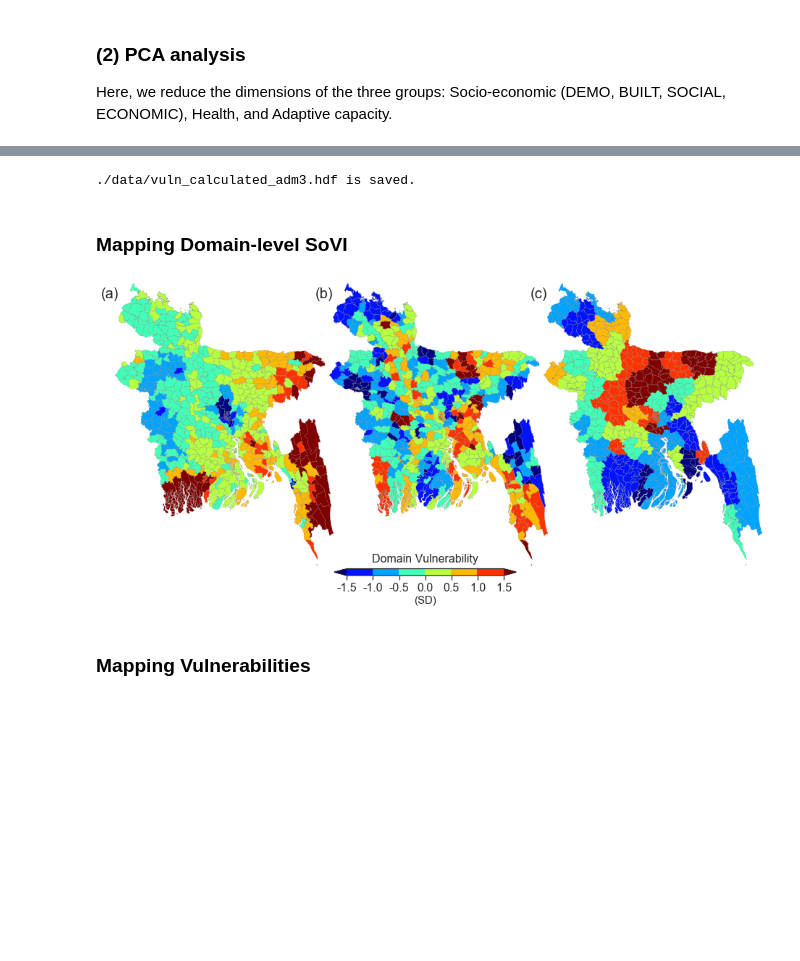
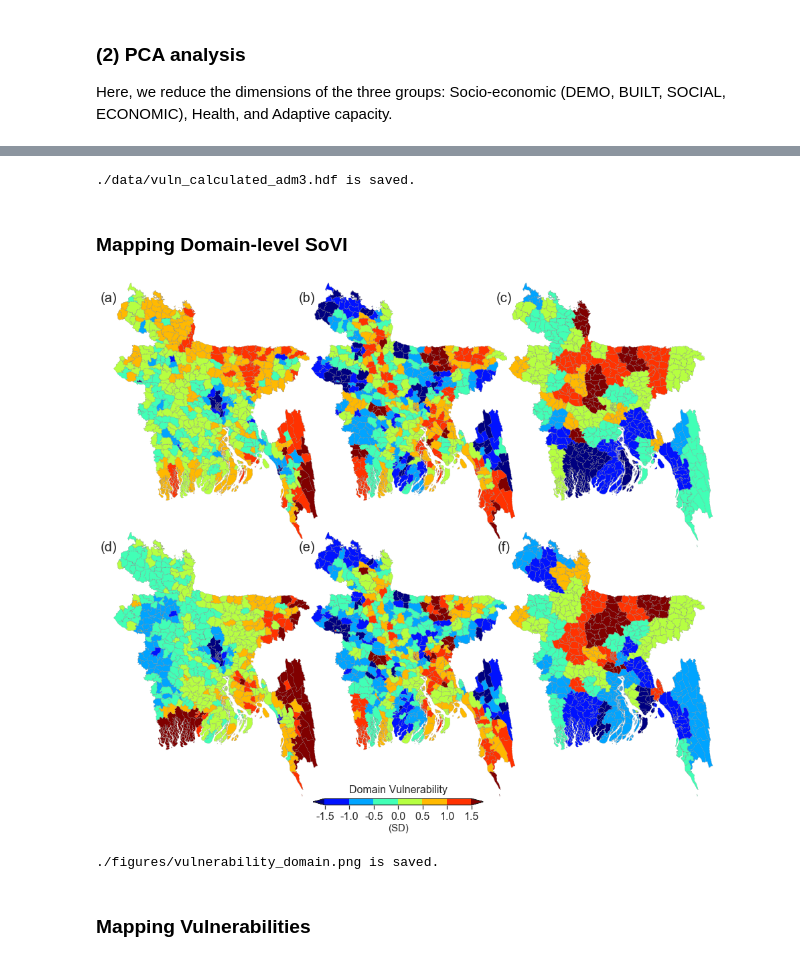
Before and after one commit to gnodnooh/VulnRiskImpact-BGD, a Jupyter notebook: FVI_Assessment1.ipynb, the cells around one changed output, grey strips where cells are left out. Saved outputs shown, nothing was run; the diff lists cells and outputs as text; code cells hidden in the pictures; blank space fills up the shorter version.

```diff
--- a/FVI_Assessment1.ipynb
+++ b/FVI_Assessment1.ipynb
@@ -165,28 +156,38 @@ array([-5.53030743, -3.0272521 , -3.67815059])
-# %%
-# Empty vulnerability dataframe
-vuln = pd.DataFrame(index=data.index.astype('int'))
-
-# (a) Domain SoVIs
-# sovi_domain_scaled = MinMaxScaler().fit_transform(sovi_domain)
-sovi_domain_scaled = QuantileTransformer(n_quantiles=10).fit_transform(sovi_domain)
-vuln['sovi'] = sovi_domain_scaled.sum(1)/ndm
-
-# (b) Equal weights
-vuln_equal = np.zeros([data.shape[0],ndm])
-for i, dm in enumerate(domains):
-    target = data_table['Domain'] == dm
-    ewgt = 1/ndm/target.sum()
-    vuln_equal[:,i] = np.dot(data[data_table[target].Name], np.full([target.sum(),1],ewgt)).flatten()
-vuln['equal'] = QuantileTransformer(ndist).fit_transform(vuln_equal).sum(1)/3
-
-# Save Vulnerability
-fn = './data/vuln_calculated_adm3.hdf'
-vuln.to_hdf(fn, 'data'); print('%s is saved.' % fn)
-
-# Merge all vulnerabilities
-map_upazila = pd.merge(shape, vuln, left_on='ADM3_PCODE', right_on='ADM3_PCODE', how='outer')
-# %% [output]
-./data/vuln_calculated_adm3.hdf is saved.
+# %%
+# Empty vulnerability dataframe
+vuln = pd.DataFrame(index=data.index.astype('int'))
+# (a) Equal-weights vulnerability
+equal_domain = np.zeros([data.shape[0],ndm])
+for i, dm in enumerate(domains):
+    target = data_table['Domain'] == dm
+    ewgt = 1/target.sum()
+    equal_domain[:,i] = np.dot(data[data_table[target].Name], np.full([target.sum(),1],ewgt)).flatten()
+equal_scaled = QuantileTransformer(ndist).fit_transform(equal_domain)
+equal_scaled = pd.DataFrame(equal_scaled, index=data.index.astype('int'), columns=['equal1','equal2','equal3'])
+vuln = pd.concat([vuln, equal_scaled], axis=1)
+vuln['equal'] = equal_scaled.mean(1)
+# (b) PCA vulnerability
+pca_scaled = QuantileTransformer(n_quantiles=10).fit_transform(pca_domain)
+pca_scaled = pd.DataFrame(pca_scaled, index=data.index.astype('int'), columns=['pca1','pca2','pca3'])
+vuln = pd.concat([vuln, pca_scaled], axis=1)
+vuln['pca'] = pca_scaled.mean(1)
+
+# Save unscaled domain vulnerability
+pca_domain = pd.DataFrame(pca_domain, index=data.index.astype('int'), columns=['pca1','pca2','pca3'])
+equal_domain = pd.DataFrame(equal_domain, index=data.index.astype('int'), columns=['equal1','equal2','equal3'])
+vuln_domain = pd.concat([equal_domain, pca_domain], axis=1)
+# - Standardization
+vuln_domain = pd.DataFrame(data=StandardScaler().fit_transform(vuln_domain),index=data.index.astype('int'),columns=vuln_domain.columns)
+
+# Merge with shapefile
+map_domain = pd.merge(shape3, vuln_domain, left_on='ADM3_PCODE', right_on='ADM3_PCODE', how='outer')
+map_vuln = pd.merge(shape3, vuln, left_on='ADM3_PCODE', right_on='ADM3_PCODE', how='outer')
+
+# Save Vulnerability
+fn = './data/vuln_calculated_adm3.hdf'
+vuln.to_hdf(fn, 'data'); print('%s is saved.' % fn)
+# %% [output]
+./data/vuln_calculated_adm3.hdf is saved.
 # %% [markdown]
 ### Mapping Domain-level SoVI
 # %%
@@ -198,48 +199,49 @@ cmap, norm, vmin, vmax, ticks, boundaries = fhv.cbarpam(bounds, 'jet', labloc='o
 
 # Plotting
 sns.set_style("white", {'axes.linewidth': 1, 'grid.color': 'black'})
-fignumb = ['(a)', '(b)', '(c)']
+fignumb = ['(a)','(b)','(c)','(d)','(e)','(f)']
 figlabel = 'Domain Vulnerability'
-fig, axes = plt.subplots(nrows=1,ncols=3,figsize=(12,5), facecolor='w')
-for (i, el) in enumerate(domains):
-    ax = axes.flatten('F')[i]
+fig, axes = plt.subplots(nrows=2,ncols=3,figsize=(12,10), facecolor='w')
+for (i, el) in enumerate(['equal1','equal2','equal3','pca1','pca2','pca3']):
+    ax = axes.flatten('C')[i]
     ax.set_axis_off()
     ax.set_aspect('equal')
     ax.axis(lims)
-    map_sovi.plot(ax=ax, column=el, cmap=cmap, norm=norm, vmin=vmin, vmax=vmax, linewidth=0.2, edgecolor='grey')
-    ax.annotate(fignumb[i], xy=(-0.02, 0.96), xycoords='axes fraction',
+    map_domain.plot(ax=ax, column=el, cmap=cmap, norm=norm, vmin=vmin, vmax=vmax, linewidth=0.2, edgecolor='grey')
+    ax.annotate(fignumb[i], xy=(-0.02, 0.94), xycoords='axes fraction',
                 horizontalalignment='center', verticalalignment='center',
-                fontname='arial',fontsize=20)
+                fontname='arial',fontsize=20, backgroundcolor="w")
 plt.tight_layout(pad=-2)
 # Colorbar
 cax = inset_axes(ax, width="46%", height="3%",
                  loc='lower left',
                  bbox_to_anchor=(-0.95, -0.03, 1.8, 0.8),
                  bbox_transform=ax.transAxes,borderpad=0)
 cbar = mpl.colorbar.ColorbarBase(cax, cmap=cmap, norm=norm,
                                  boundaries=boundaries,
                                  extend='both',
                                  extendfrac=0.08,
                                  ticks = ticks,
                                  spacing='uniform',
                                  orientation='horizontal')
 cbar.ax.set_xticklabels(['%.1f'%lb for lb in np.array(bounds)],
                         fontname='arial', fontsize=16)
 cbar.set_label(figlabel, labelpad=-55,
                fontname='arial', fontsize=16,
                horizontalalignment='center')
 cbar.ax.annotate('(SD)', xy=(0.5,-3.7),xycoords='axes fraction',
                 horizontalalignment='center', verticalalignment='center',
                 fontname='arial',fontsize=15)
 plt.show()
 
 # Save a figure
-if False:
+if True:
     fn_save = './figures/vulnerability_domain.png'
     fig.savefig(fn_save, bbox_inches='tight')
     print('%s is saved.' % fn_save)
 # %% [output]
-[figure, old version]
+[figure, new version]
+./figures/vulnerability_domain.png is saved.
 # %% [markdown]
 ### Mapping Vulnerabilities
 # %%
```
Also changed, not shown: parts of 5 cells of this notebook, 8 other files.
